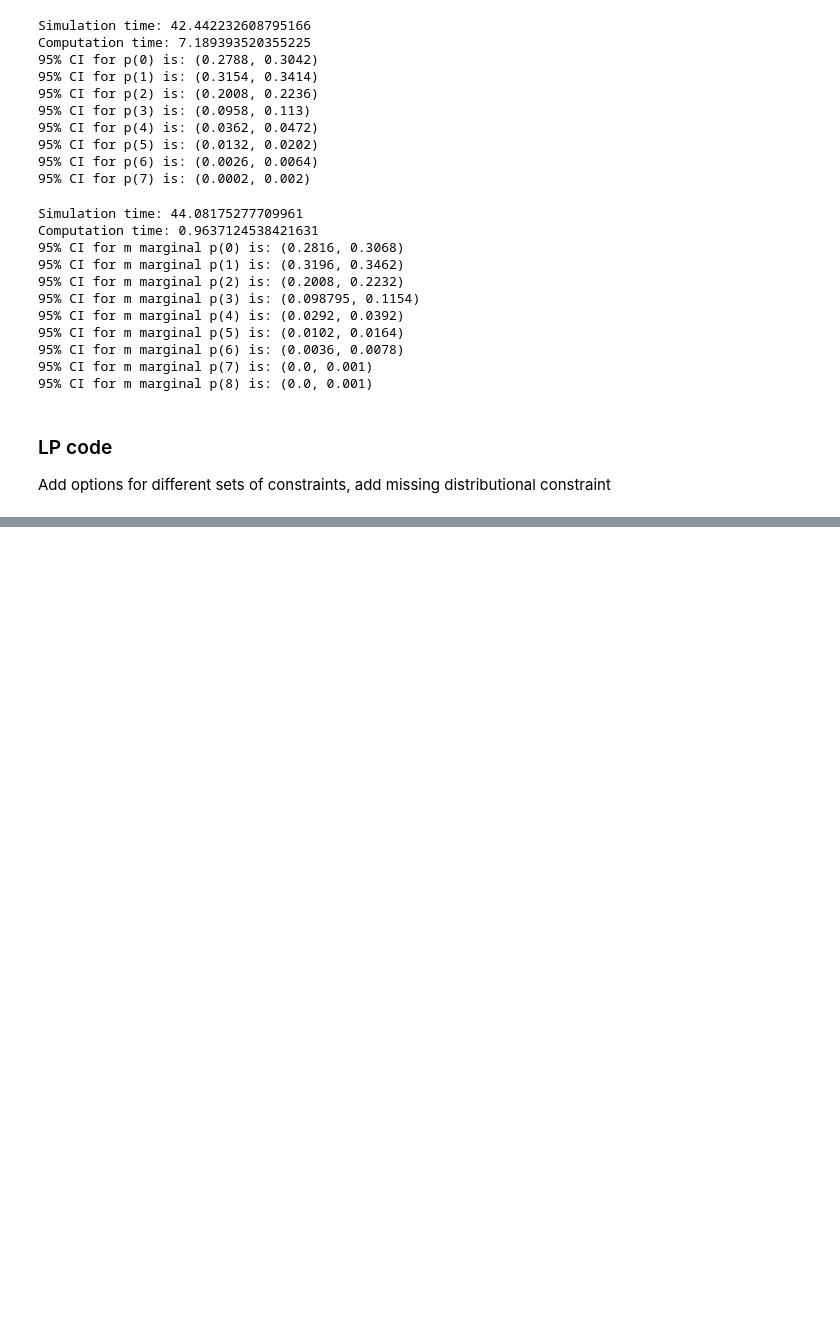
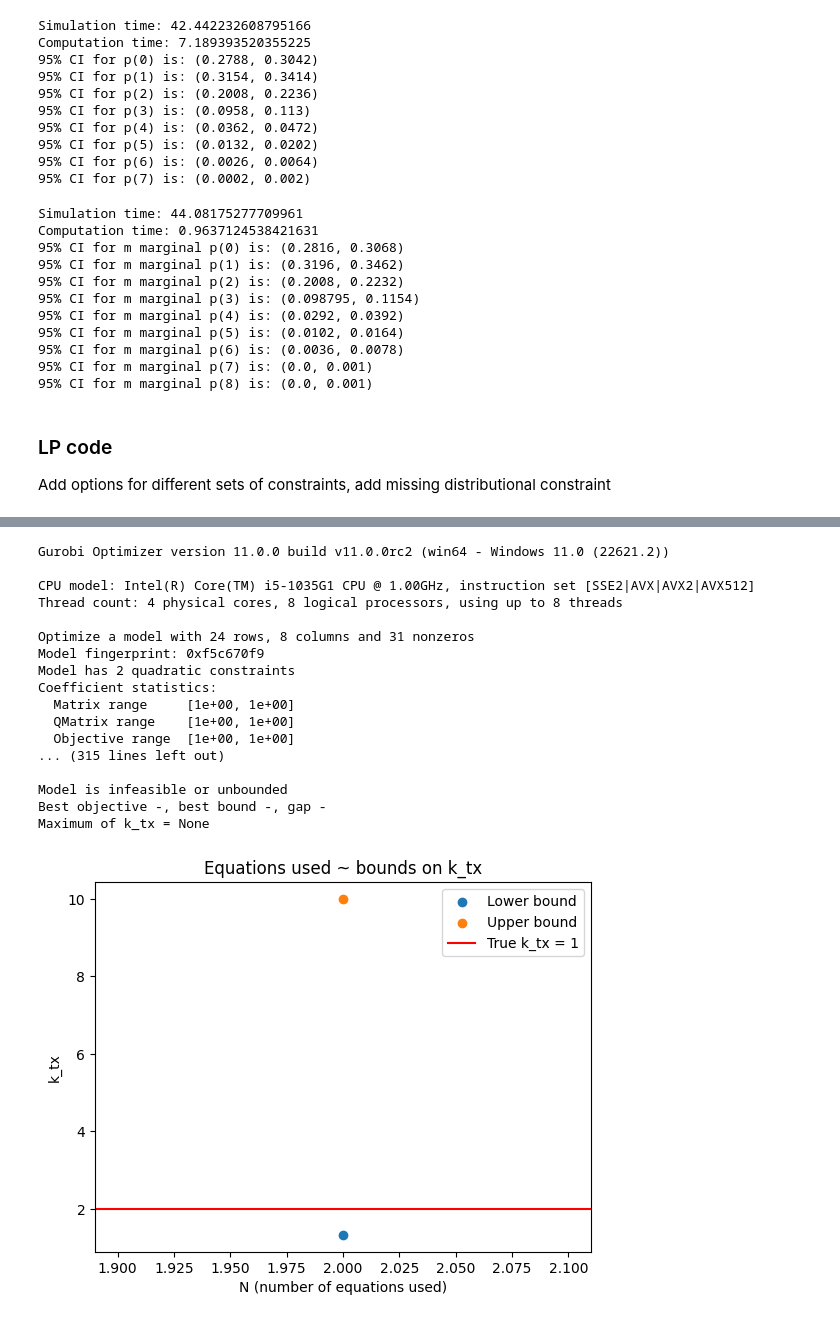
Before and after one commit to willjgh/M4R, a Jupyter notebook: gene_expression.ipynb, the cells around one changed output, grey strips where cells are left out. Cells and saved outputs as stored; diff of their text form; code cells hidden in the pictures; blank space fills up the shorter version.

Commit message:
Non linear solver using gurobi, testing

```diff
--- a/gene_expression.ipynb
+++ b/gene_expression.ipynb
@@ -1415,3 +1432,3 @@ def gene_expression_LP_optim(params, N, intervals):
 # %%
-intervals_optim = bootstrap_marginal_optim(initial_state=(0, 0), params=[1, 1, 1, 1], n=1000, N=1000, tmax=100, plot=False, printing=True)
+intervals_optim = bootstrap_marginal_optim(initial_state=(0, 0), params=[0.9, 0.1, 1, 1], n=1000, N=1000, tmax=100, plot=False, printing=True)
 # %% [output]
@@ -1425,3 +1443,3 @@ Computation time: 0.02263355255126953
 # %%
-ub, lb = gene_expression_LP_optim(params=["v", "v", "v", 1], N=8, intervals=intervals_optim)
+solutions = gene_expression_LP_optim(params=["v", "v", "v", 1], N=2, intervals=intervals_optim)
 # %% [output]
@@ -1444,0 +1749,2 @@ z_deg: [0.31425651 0.31425651 0.05789184 0.17410816 0.02122388 0.05205445
+# %%
+intervals_NLP = bootstrap_marginal_optim(initial_state=(0, 0), params=[0.9, 0.1, 1, 1], n=1000, N=1000, tmax=100, plot=False, printing=True)
@@ -1444,0 +1759,3 @@ z_deg: [0.31425651 0.31425651 0.05789184 0.17410816 0.02122388 0.05205445
+# %%
+lb, ub = gene_expression_NLP(params=[0.9, 0.1, "v", 1], N=2, intervals=intervals_NLP)
+lb, ub
@@ -1444,0 +1781,34 @@ z_deg: [0.31425651 0.31425651 0.05789184 0.17410816 0.02122388 0.05205445
+# %%
+lbs, ubs = [], []
+Ns = [2, 4, 6, 8]
+for N in Ns:
+    lb, ub = gene_expression_NLP(params=[0.9, 0.1, "v", 1], N=N, intervals=intervals_NLP)
+    lbs.append(lb)
+    ubs.append(ub)
+plt.scatter(Ns, lbs, label="Lower bound")
+plt.scatter(Ns, ubs, label="Upper bound")
+plt.axhline(2, color="red", label="True k_tx = 1")
+plt.title("Equations used ~ bounds on k_tx")
+plt.xlabel("N (number of equations used)")
+plt.ylabel("k_tx")
+plt.legend()
+plt.show()
+# %% [output]
+Gurobi Optimizer version 11.0.0 build v11.0.0rc2 (win64 - Windows 11.0 (22621.2))
+
+CPU model: Intel(R) Core(TM) i5-1035G1 CPU @ 1.00GHz, instruction set [SSE2|AVX|AVX2|AVX512]
+Thread count: 4 physical cores, 8 logical processors, using up to 8 threads
+
+Optimize a model with 24 rows, 8 columns and 31 nonzeros
+Model fingerprint: 0xf5c670f9
+Model has 2 quadratic constraints
+Coefficient statistics:
+  Matrix range     [1e+00, 1e+00]
+  QMatrix range    [1e+00, 1e+00]
+  Objective range  [1e+00, 1e+00]
+... (315 lines left out)
+
+Model is infeasible or unbounded
+Best objective -, best bound -, gap -
+Maximum of k_tx = None
+[figure, added]
```
Also changed, not shown: parts of 18 cells of this notebook.
